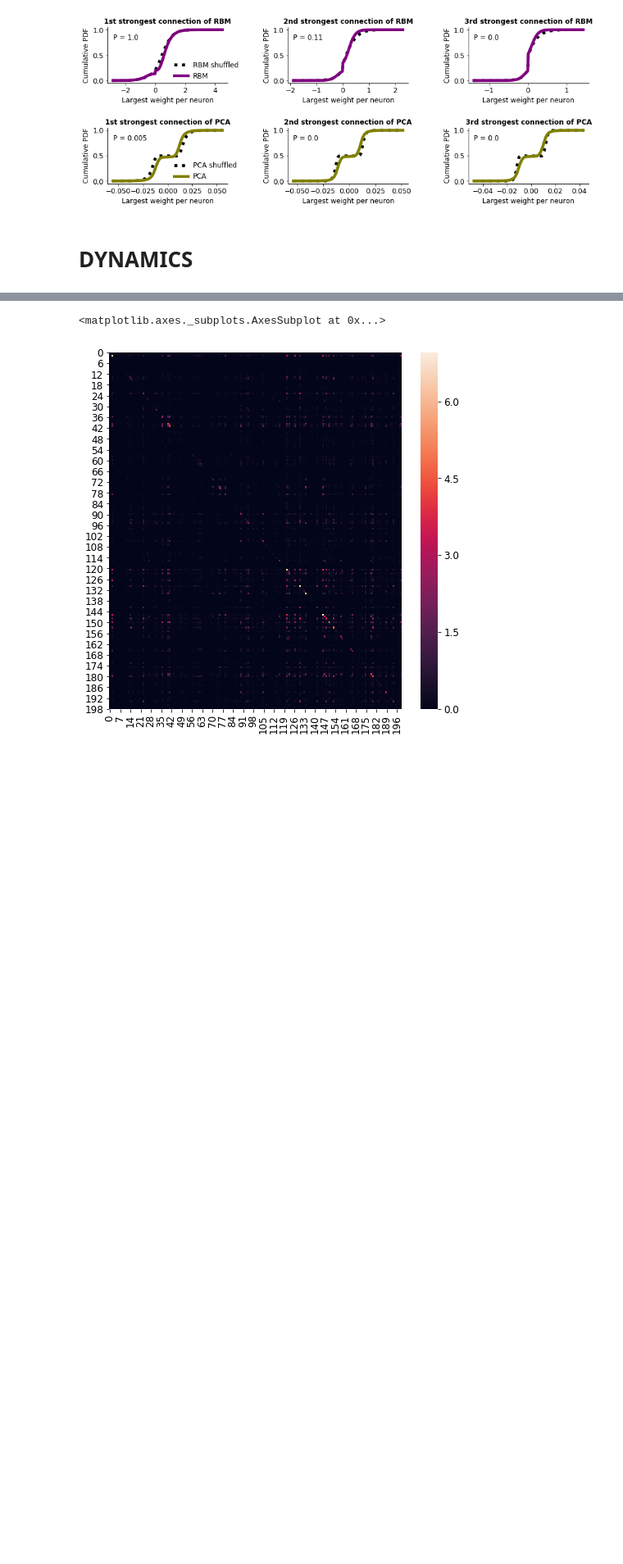
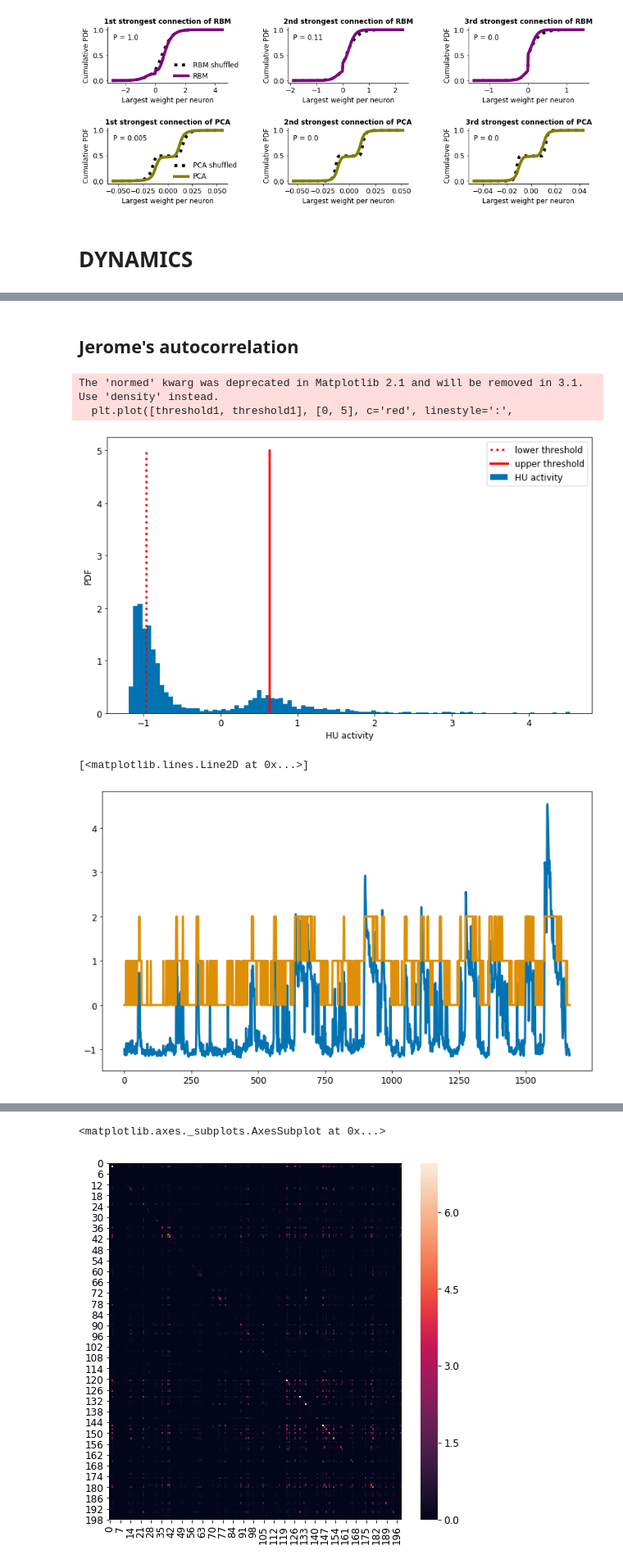
Before and after one commit to vdplasthijs/zf-rbm, a Jupyter notebook: figure_notebooks/fig_structure_dynamics.ipynb, the cells around one changed output, grey strips where cells are left out. Shown at 82% size. Cells and saved outputs as stored; diff of their text form; code cells hidden in the pictures; blank space fills up the shorter version.

Commit message:
implemented jerome's code in mine

```diff
--- a/figure_notebooks/fig_structure_dynamics.ipynb
+++ b/figure_notebooks/fig_structure_dynamics.ipynb
@@ -478,0 +486,14 @@ if save_fig:
+# %% [markdown]
+## Jerome's autocorrelation
+# %%
+tmp = af.discretize(hu_act_test_remap[46, :], plot=True, margin=0)
+plt.show()
+
+plt.plot(hu_act_test_remap[46, :])
+plt.plot(tmp)
+# %% [output]
+The 'normed' kwarg was deprecated in Matplotlib 2.1 and will be removed in 3.1. Use 'density' instead.
+  plt.plot([threshold1, threshold1], [0, 5], c='red', linestyle=':',
+[figure, added]
+[<matplotlib.lines.Line2D at 0x...>]
+[figure, added]
```
Also changed, not shown: parts of 7 cells of this notebook, 1 other file.
